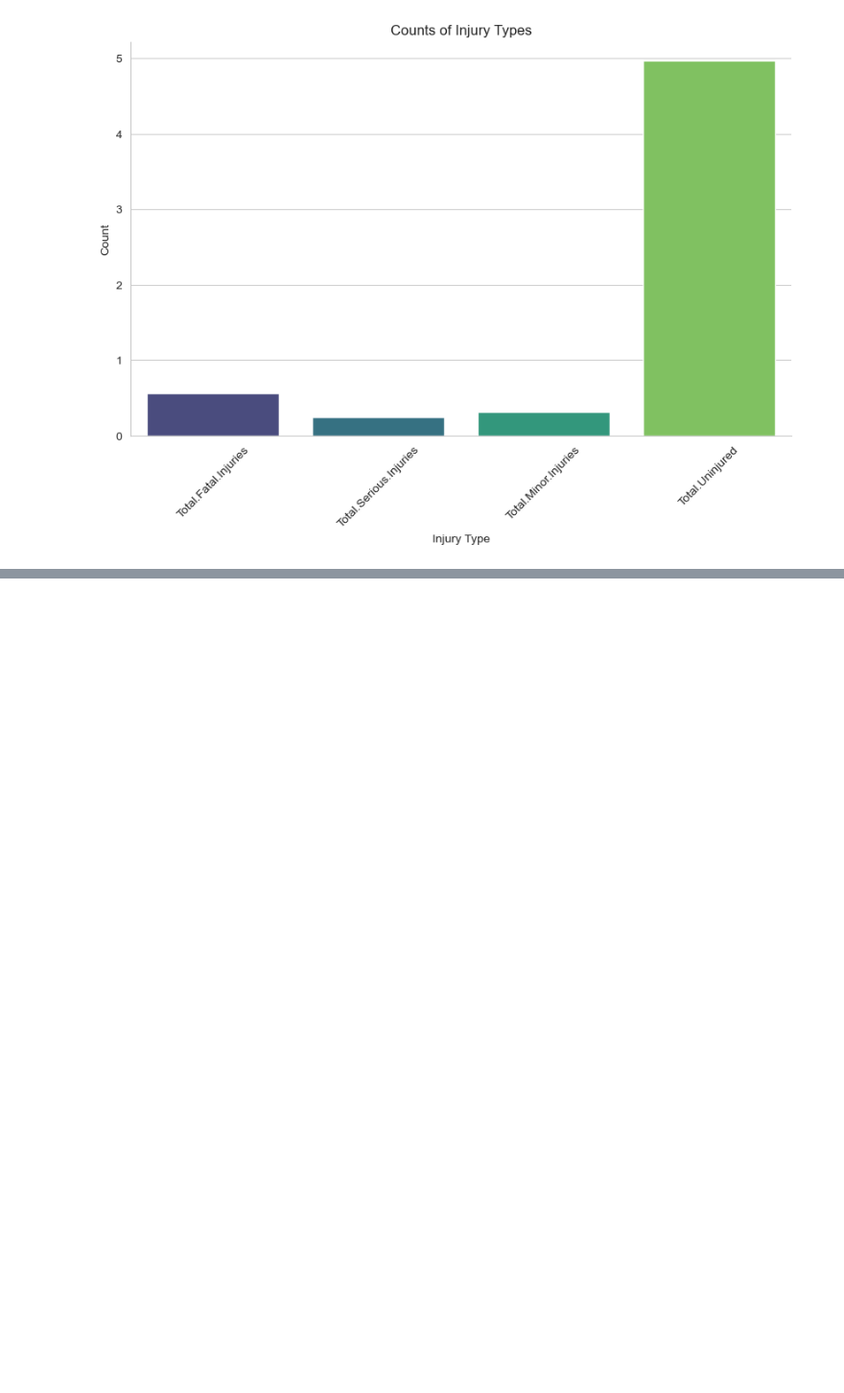
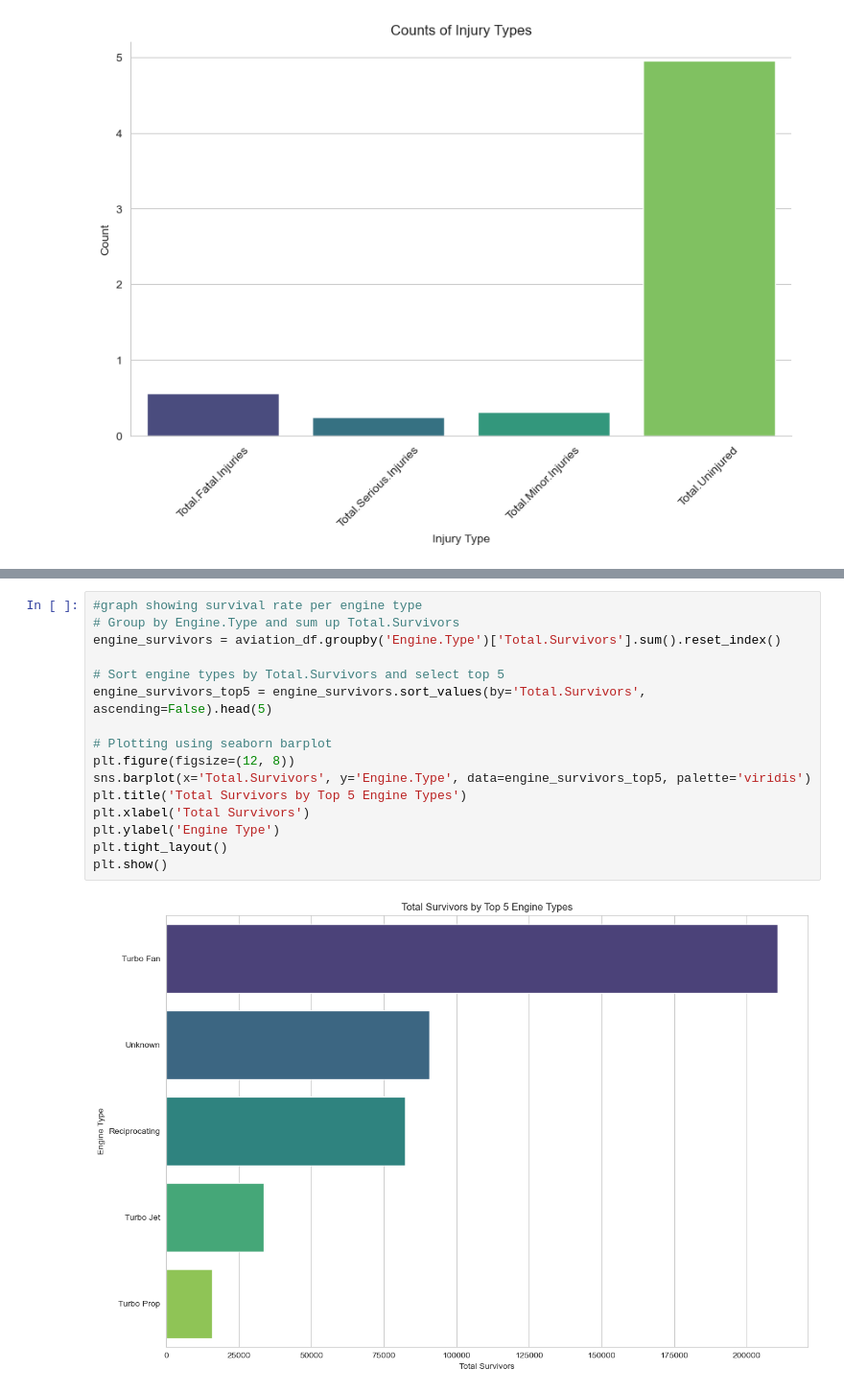
Before and after one commit to WinnyC3/aircraft-optimization-project, a Jupyter notebook: aeroplane.ipynb, the cells around one changed output, grey strips where cells are left out. Shown: that part at 96% size. Saved outputs shown, nothing was run; the diff lists cells and outputs as text; blank space fills up the shorter version.

```diff
--- a/aeroplane.ipynb
+++ b/aeroplane.ipynb
@@ -395,0 +424,18 @@ Index(['Investigation.Type', 'Location', 'Country', 'Latitude', 'Longitude',
+# %%
+#graph showing survival rate per engine type
+# Group by Engine.Type and sum up Total.Survivors
+engine_survivors = aviation_df.groupby('Engine.Type')['Total.Survivors'].sum().reset_index()
+
+# Sort engine types by Total.Survivors and select top 5
+engine_survivors_top5 = engine_survivors.sort_values(by='Total.Survivors', ascending=False).head(5)
+
+# Plotting using seaborn barplot
+plt.figure(figsize=(12, 8))
+sns.barplot(x='Total.Survivors', y='Engine.Type', data=engine_survivors_top5, palette='viridis')
+plt.title('Total Survivors by Top 5 Engine Types')
+plt.xlabel('Total Survivors')
+plt.ylabel('Engine Type')
+plt.tight_layout()
+plt.show()
+# %% [output]
+[figure, added]
```
Also changed, not shown: parts of 21 cells of this notebook, 1 other file.
